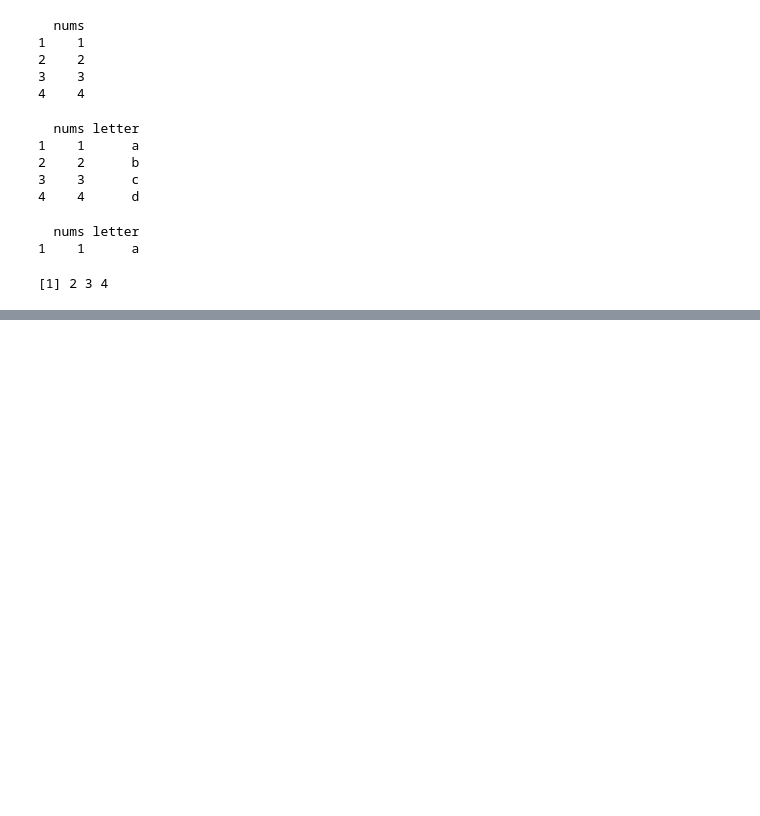
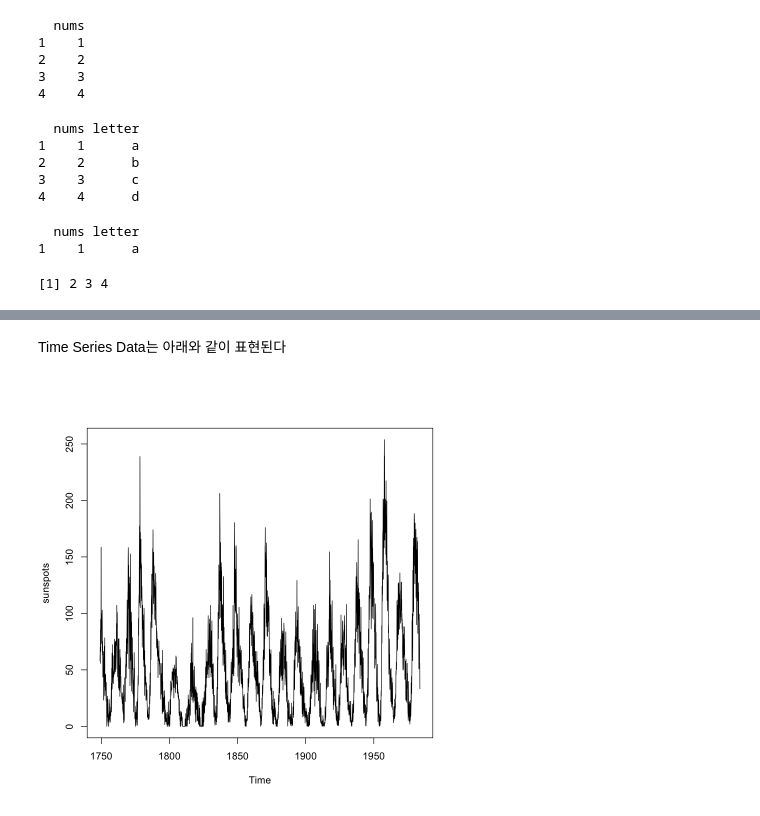
Before and after one commit to Tommylee1013/BusinessAnalytics, a Jupyter notebook: R Data Structure/Basic Data Structure.ipynb, the cells around one changed output, grey strips where cells are left out. Cells and saved outputs as stored; diff of their text form; code cells hidden in the pictures; blank space fills up the shorter version.

```diff
--- a/R Data Structure/Basic Data Structure.ipynb
+++ b/R Data Structure/Basic Data Structure.ipynb
@@ -428,0 +523,6 @@ print(c[2:4, 1]) # row, column
+# %% [markdown]
+Time Series Data는 아래와 같이 표현된다
+# %%
+plot(sunspots)
+# %% [output]
+[figure, added]
```
Also changed, not shown: parts of 57 cells of this notebook.
